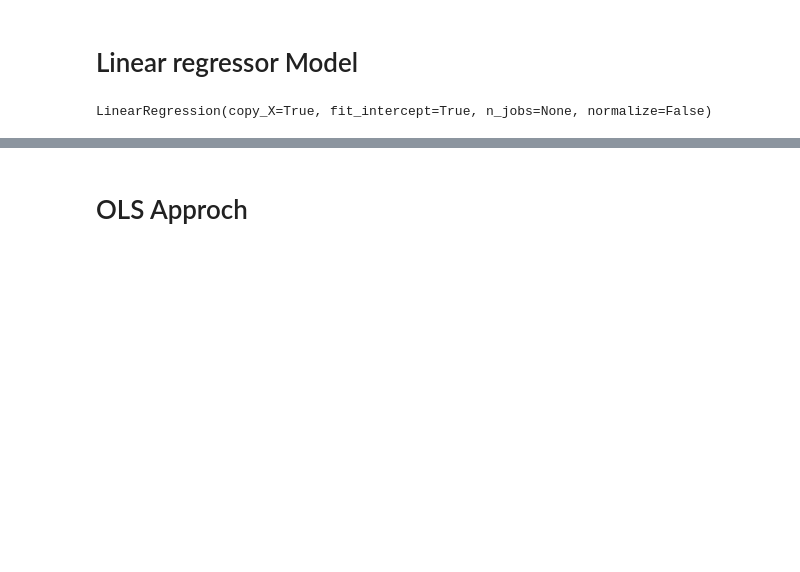
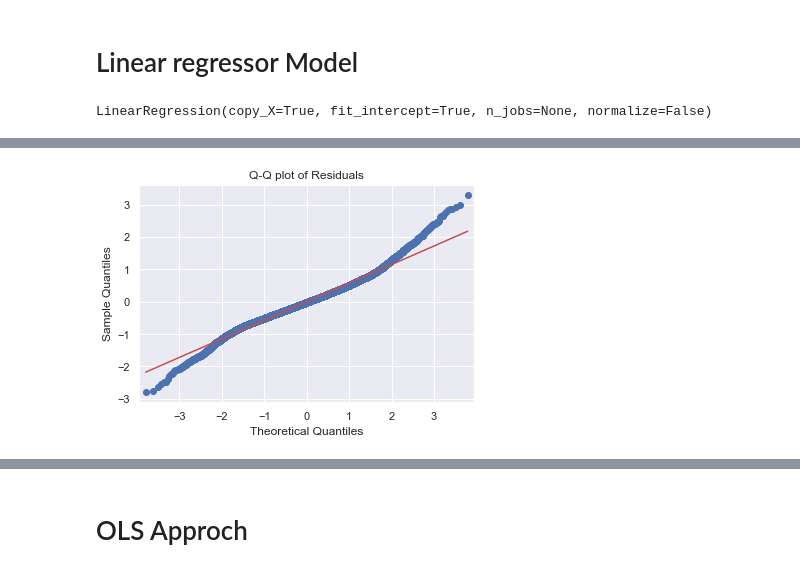
Before and after one commit to arunChauhan-coder/Machine-Learning, a Jupyter notebook: AirBNB-Regression Models.ipynb, the cells around one changed output, grey strips where cells are left out. Drawn from its saved outputs; the diff is of its cells as text; code cells hidden in the pictures; blank space fills up the shorter version.

```diff
--- a/AirBNB-Regression Models.ipynb
+++ b/AirBNB-Regression Models.ipynb
@@ -480,3 +485,11 @@ r2_score(y_test, y_pred_price)
+# %%
+import statsmodels.api as sm
+resid = y_test - y_pred_price
+sm.qqplot(resid, line='s')
+plt.title('Q-Q plot of Residuals')
+plt.show()
+# %% [output]
+[figure, added]
 # %%
 # without standardization
 # with removing col
```
Also changed, not shown: parts of 24 cells of this notebook.
